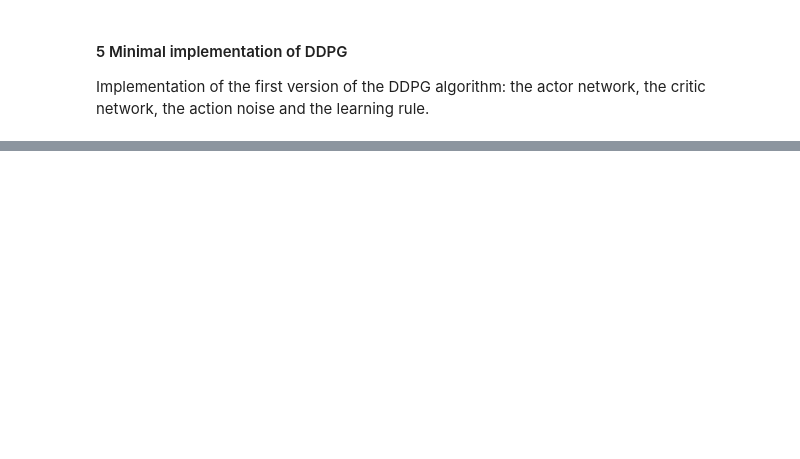
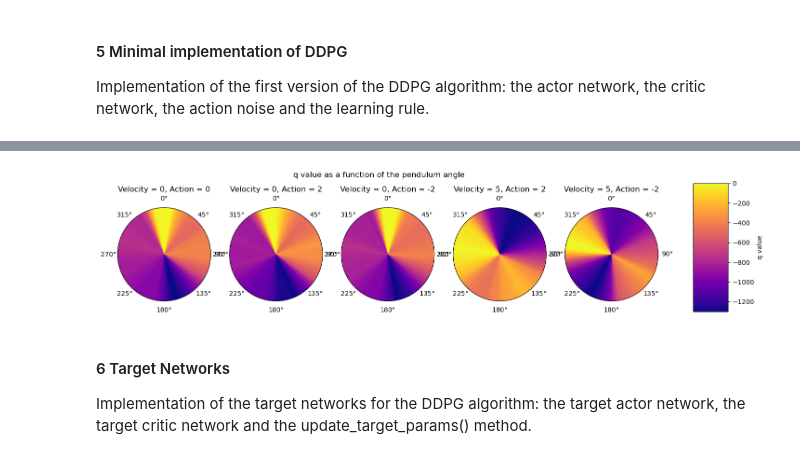
Before and after one commit to AnnaPaulish/DDPG, a Jupyter notebook: main.ipynb, the cells around one changed output, grey strips where cells are left out. Cells and saved outputs as stored; diff of their text form; code cells hidden in the pictures; blank space fills up the shorter version.

```diff
--- a/main.ipynb
+++ b/main.ipynb
@@ -489,4 +690,11 @@ KeyboardInterrupt:
 # %%
 #TODO: Plot the heatmaps visualizing the Q function for the same values of action and angular velocity
 # that you used for the Q network trained with the heuristic policy. Report your plots and comment
 # about the similarities and differences
+
+Multiple_HeatMap(critic, Action, Velocity)
+# %% [output]
+[figure, added]
+# %% [markdown]
+#### 6 Target Networks
+Implementation of the target networks for the DDPG algorithm: the target actor network, the target critic network and the update_target_params() method.
```
Also changed, not shown: parts of 26 cells of this notebook, 9 other files.
